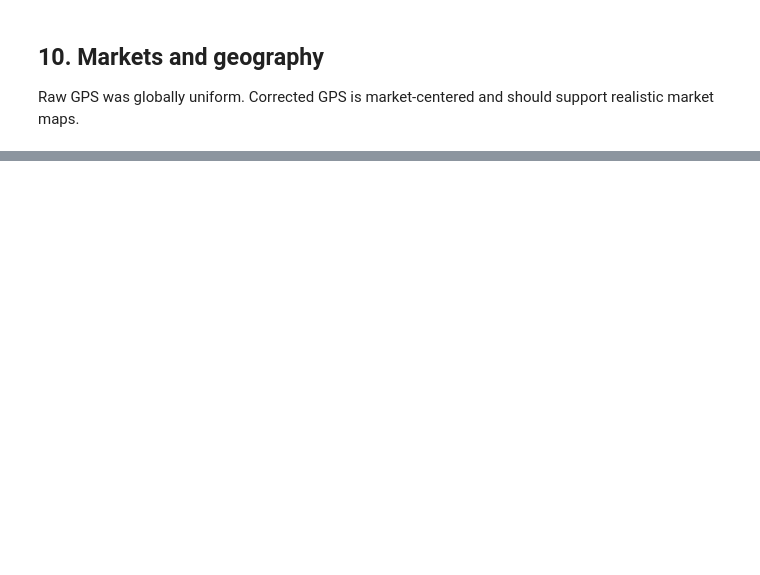
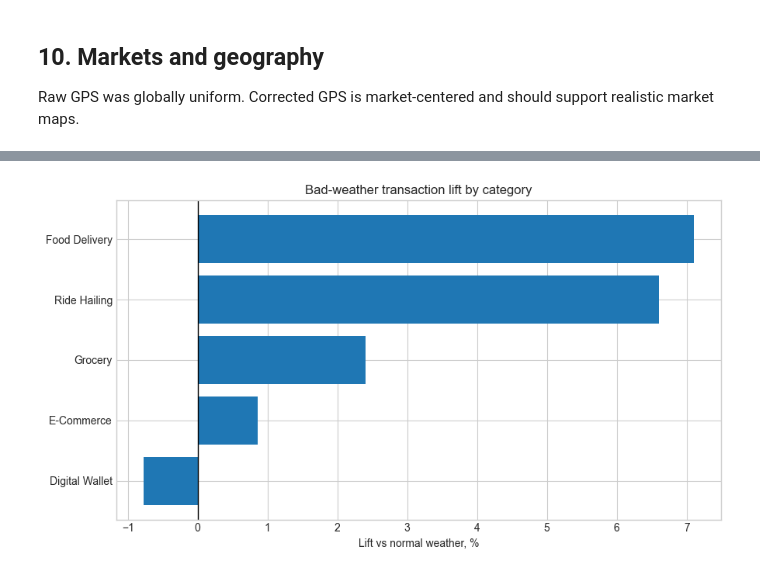
Before and after one commit to dorukalkan/nova-analytics, a Jupyter notebook: notebooks/nova_corrected_exploration.ipynb, the cells around one changed output, grey strips where cells are left out. Saved outputs shown, nothing was run; the diff lists cells and outputs as text; code cells hidden in the pictures; blank space fills up the shorter version.

```diff
--- a/notebooks/nova_corrected_exploration.ipynb
+++ b/notebooks/nova_corrected_exploration.ipynb
@@ -565,0 +875,84 @@ plt.show()
+# %%
+weather_path = REPO_ROOT / "nova" / "seeds" / "ext_weather_daily.csv"
+if weather_path.exists():
+    weather = (
+        pl.read_csv(weather_path, try_parse_dates=True)
+        .with_columns(
+            pl.col("weather_date").dt.strftime("%Y-%m").alias("month_key"),
+            pl.col("precipitation_sum_mm").fill_null(0.0),
+            pl.col("wind_speed_10m_max_kmh").fill_null(0.0),
+            pl.col("temperature_2m_mean_c").fill_null(strategy="mean"),
+        )
+    )
+    monthly_weather = weather.group_by(["market_id", "month_key"]).agg(
+        pl.col("temperature_2m_mean_c").quantile(0.10).alias("month_temp_p10"),
+        pl.col("temperature_2m_mean_c").quantile(0.90).alias("month_temp_p90"),
+    )
+    market_weather = weather.group_by("market_id").agg(
+        pl.col("precipitation_sum_mm").quantile(0.90).alias("market_precip_p90"),
+        pl.col("wind_speed_10m_max_kmh").quantile(0.90).alias("market_wind_p90"),
+    )
+    weather_flags = (
+        weather
+        .join(monthly_weather, on=["market_id", "month_key"], how="left")
+        .join(market_weather, on="market_id", how="left")
+        .with_columns(
+            (
+                (pl.col("precipitation_sum_mm") >= pl.max_horizontal(pl.col("market_precip_p90"), pl.lit(8.0)))
+                | (pl.col("temperature_2m_mean_c") >= pl.col("month_temp_p90"))
+                | (pl.col("temperature_2m_mean_c") <= pl.col("month_temp_p10"))
+                | (pl.col("wind_speed_10m_max_kmh") >= pl.max_horizontal(pl.col("market_wind_p90"), pl.lit(28.0)))
+            ).alias("is_bad_weather_day")
+        )
+        .select(
+            pl.col("market_id").alias("Market_ID"),
+            pl.col("weather_date").alias("Date"),
+            "is_rain_day",
+            "is_bad_weather_day",
+            "temperature_2m_mean_c",
+            "precipitation_sum_mm",
+            "wind_speed_10m_max_kmh",
+        )
+    )
+
+    daily_category = (
+        corrected_interactions
+        .group_by(["Market_ID", "Market_Name", "Category", "Date"])
+        .agg(
+            pl.len().alias("n_transactions"),
+            pl.col("Amount_USD").sum().alias("total_amount_usd"),
+            (pl.col("Status") == "Completed").mean().alias("completion_rate"),
+        )
+        .collect()
+        .join(weather_flags, on=["Market_ID", "Date"], how="left")
+    )
+    weather_category = (
+        daily_category
+        .group_by("Category")
+        .agg(
+            pl.col("n_transactions").filter(pl.col("is_bad_weather_day")).mean().alias("bad_weather_avg_transactions"),
+            pl.col("n_transactions").filter(~pl.col("is_bad_weather_day")).mean().alias("normal_weather_avg_transactions"),
+            pl.col("total_amount_usd").filter(pl.col("is_bad_weather_day")).mean().alias("bad_weather_avg_gmv"),
+            pl.col("total_amount_usd").filter(~pl.col("is_bad_weather_day")).mean().alias("normal_weather_avg_gmv"),
+            pl.col("completion_rate").filter(pl.col("is_bad_weather_day")).mean().alias("bad_weather_completion_rate"),
+            pl.col("completion_rate").filter(~pl.col("is_bad_weather_day")).mean().alias("normal_weather_completion_rate"),
+        )
+        .with_columns(
+            ((pl.col("bad_weather_avg_transactions") - pl.col("normal_weather_avg_transactions")) / pl.col("normal_weather_avg_transactions")).alias("bad_weather_transaction_lift"),
+            (pl.col("bad_weather_completion_rate") - pl.col("normal_weather_completion_rate")).alias("bad_weather_completion_delta"),
+        )
+        .sort("bad_weather_transaction_lift", descending=True)
+    )
+    display(weather_category.to_pandas())
+
+    weather_pd = weather_category.to_pandas().sort_values("bad_weather_transaction_lift")
+    plt.figure(figsize=(9, 5))
+    plt.barh(weather_pd["Category"], weather_pd["bad_weather_transaction_lift"] * 100)
+    plt.axvline(0, color="black", linewidth=1)
+    plt.title("Bad-weather transaction lift by category")
+    plt.xlabel("Lift vs normal weather, %")
+    plt.tight_layout()
+    plt.show()
+else:
+    print("Weather seed not found; run the external geo seed fetch before weather diagnostics.")
+# %% [output]
@@ -565,0 +965 @@ plt.show()
+[figure, added]
```
Also changed, not shown: parts of 25 cells of this notebook, 9 other files.
